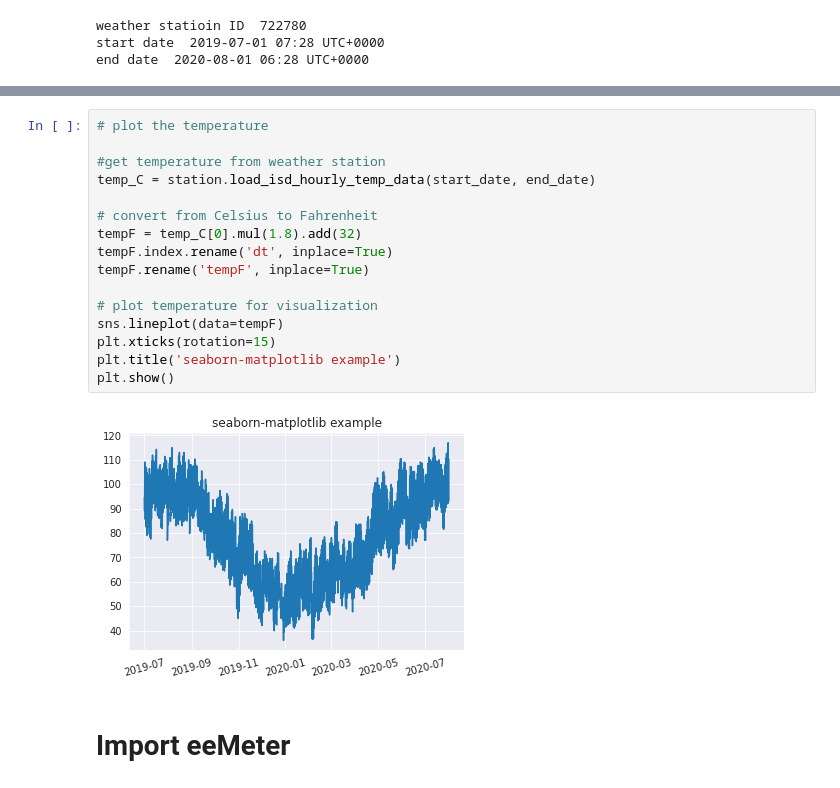
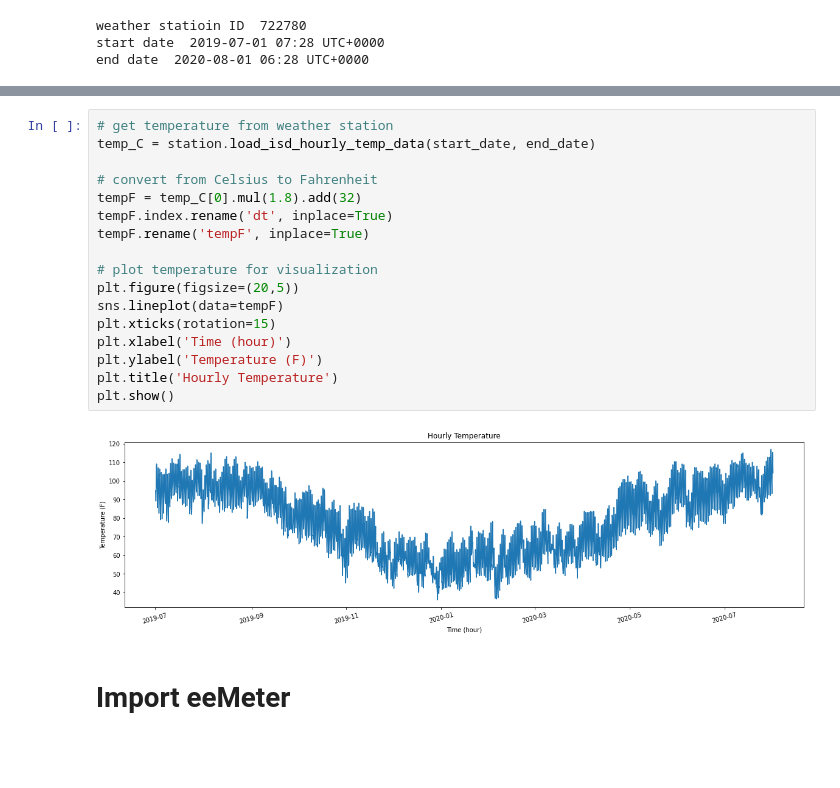
Before and after one commit to aadomingos/energyUsageInsights, a Jupyter notebook: tempNormalizedUsage.ipynb, the cells around one changed output, grey strips where cells are left out. Drawn from its saved outputs; the diff is of its cells as text; blank space fills up the shorter version.

```diff
--- a/tempNormalizedUsage.ipynb
+++ b/tempNormalizedUsage.ipynb
@@ -206,23 +210,24 @@ is_cz2010                        False
 difference_elevation_meters       None
 Name: 722780, dtype: object
 # %%
-# plot the temperature
-
-#get temperature from weather station
+# get temperature from weather station
 temp_C = station.load_isd_hourly_temp_data(start_date, end_date)
 
 # convert from Celsius to Fahrenheit
 tempF = temp_C[0].mul(1.8).add(32)
 tempF.index.rename('dt', inplace=True)
 tempF.rename('tempF', inplace=True)
 
 # plot temperature for visualization
+plt.figure(figsize=(20,5))
 sns.lineplot(data=tempF)
 plt.xticks(rotation=15)
-plt.title('seaborn-matplotlib example')
+plt.xlabel('Time (hour)')
+plt.ylabel('Temperature (F)')
+plt.title('Hourly Temperature')
 plt.show()
 # %% [output]
-[figure, old version]
+[figure, new version]
 # %% [markdown]
 # Import eeMeter
 # %%
```
Also changed, not shown: parts of 30 cells of this notebook.
